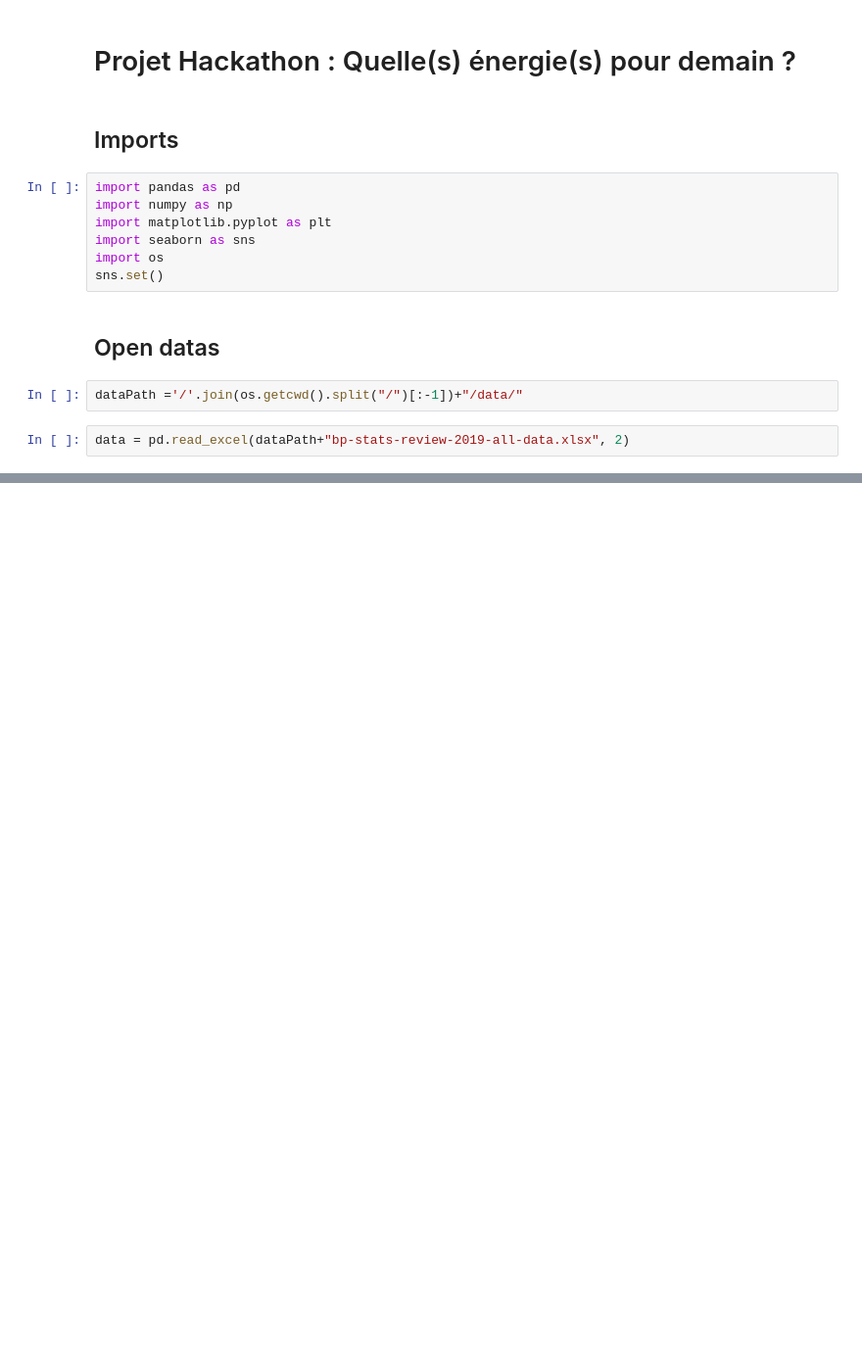
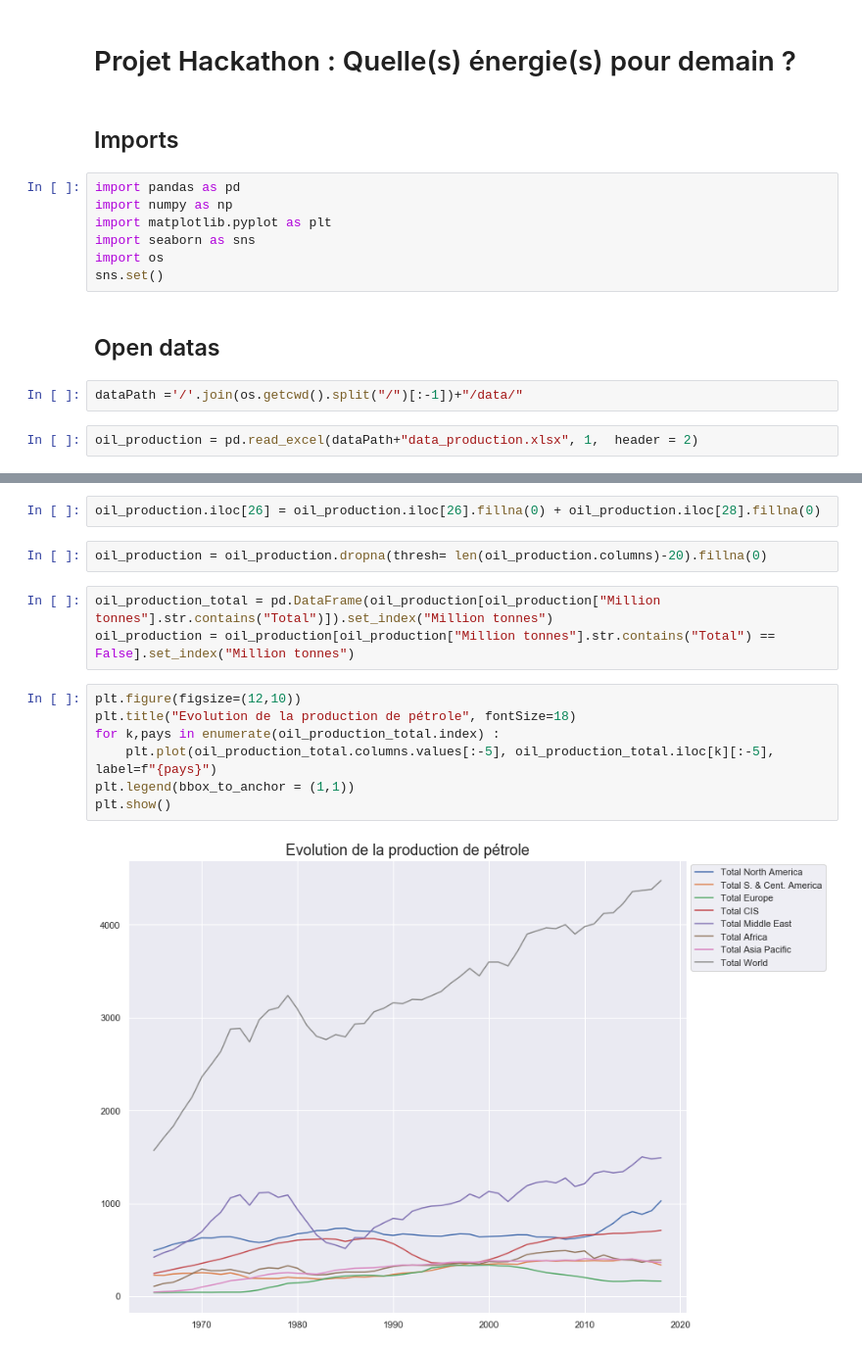
Before and after one commit to KevinFerin/HackatonMDI720, a Jupyter notebook: src/Hackathon.ipynb, the cells around one changed output, grey strips where cells are left out. Shown at 98% size. Cells and saved outputs as stored; diff of their text form; blank space fills up the shorter version.

```diff
--- a/src/Hackathon.ipynb
+++ b/src/Hackathon.ipynb
@@ -14,4 +14,4 @@ sns.set()
 # %%
 dataPath ='/'.join(os.getcwd().split("/")[:-1])+"/data/"
 # %%
-data = pd.read_excel(dataPath+"bp-stats-review-2019-all-data.xlsx", 2)
+oil_production = pd.read_excel(dataPath+"data_production.xlsx", 1,  header = 2)
@@ -38,0 +18,16 @@ data
+# %%
+oil_production.iloc[26] = oil_production.iloc[26].fillna(0) + oil_production.iloc[28].fillna(0)
+# %%
+oil_production = oil_production.dropna(thresh= len(oil_production.columns)-20).fillna(0)
+# %%
+oil_production_total = pd.DataFrame(oil_production[oil_production["Million tonnes"].str.contains("Total")]).set_index("Million tonnes")
+oil_production = oil_production[oil_production["Million tonnes"].str.contains("Total") == False].set_index("Million tonnes")
+# %%
+plt.figure(figsize=(12,10))
+plt.title("Evolution de la production de pétrole", fontSize=18)
+for k,pays in enumerate(oil_production_total.index) :
+    plt.plot(oil_production_total.columns.values[:-5], oil_production_total.iloc[k][:-5], label=f"{pays}")
+plt.legend(bbox_to_anchor = (1,1))
+plt.show()
+# %% [output]
+[figure, added]
```
Also changed, not shown: parts of 1 cell of this notebook.
